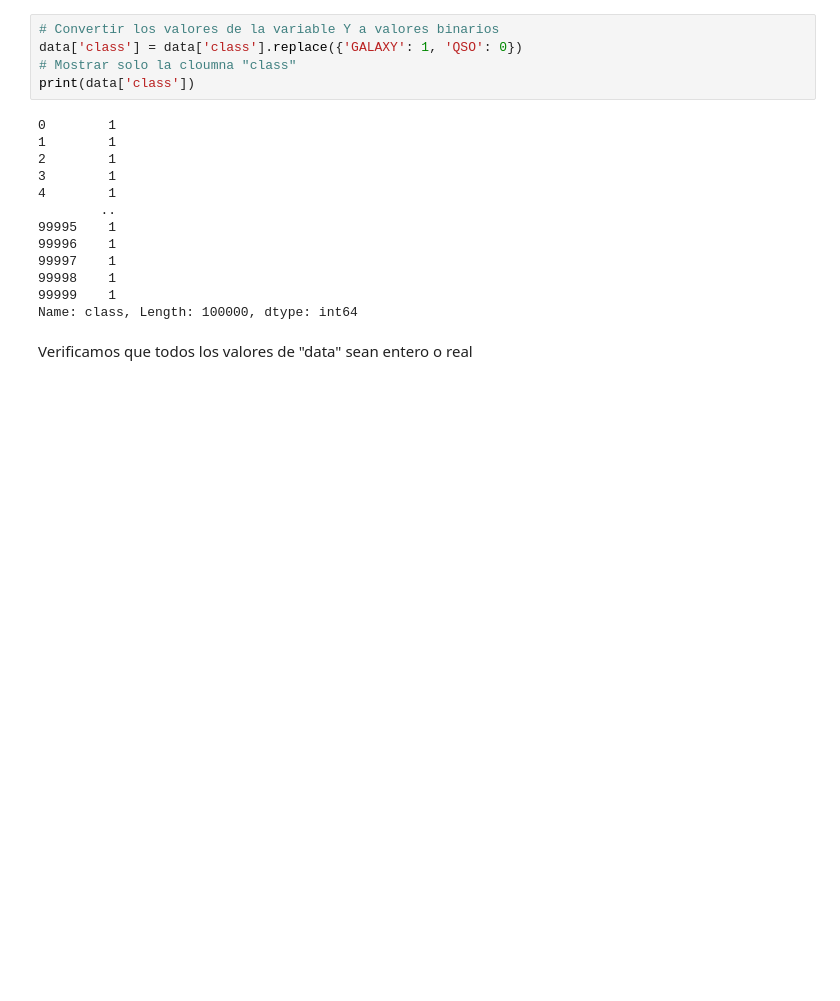
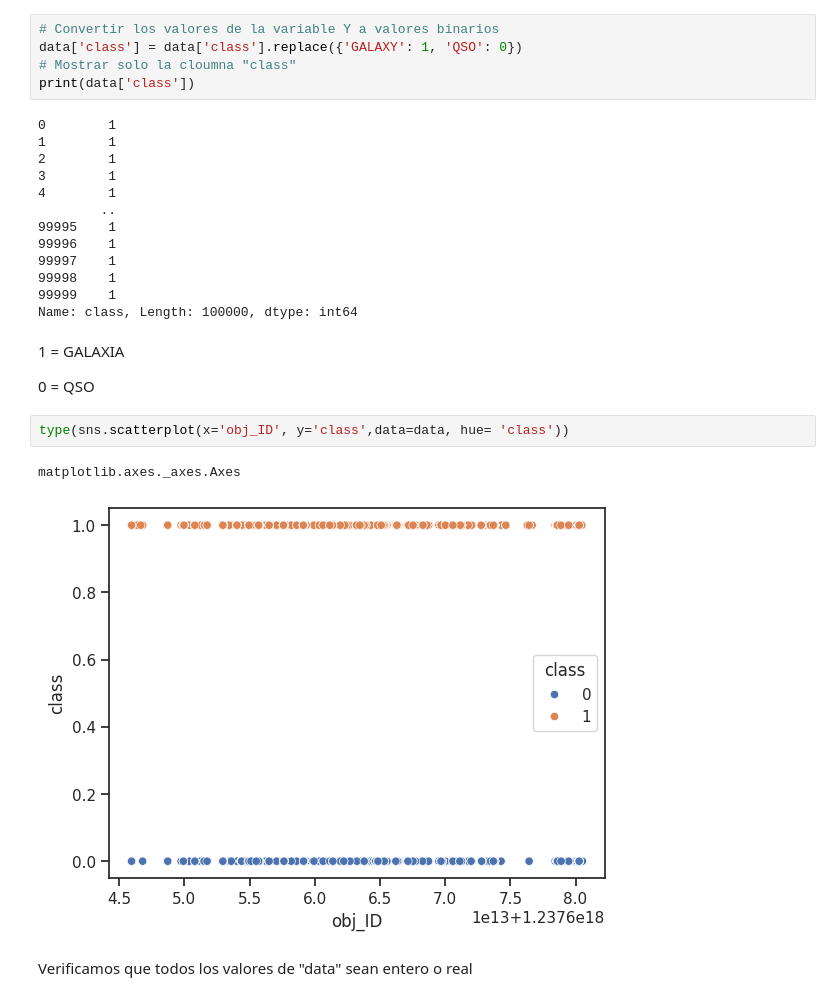
Before and after one commit to efrainsalzar/Inteligencia-Artificial, a Jupyter notebook: Laboratorios/Lab 2/Laboratorio 2 (regresion logistica).ipynb, the cells around one changed output. Saved outputs shown, nothing was run; the diff lists cells and outputs as text; blank space fills up the shorter version.

```diff
--- a/Laboratorios/Lab 2/Laboratorio 2 (regresion logistica).ipynb
+++ b/Laboratorios/Lab 2/Laboratorio 2 (regresion logistica).ipynb
@@ -115,6 +146,15 @@ print(data['class'])
 99998    1
 99999    1
 Name: class, Length: 100000, dtype: int64
+# %% [markdown]
+1 = GALAXIA
+
+0 = QSO
+# %%
+type(sns.scatterplot(x='obj_ID', y='class',data=data, hue= 'class'))
+# %% [output]
+matplotlib.axes._axes.Axes
+[figure, added]
 # %% [markdown]
 Verificamos que todos los valores de "data" sean entero o real
 # %%
```
Also changed, not shown: parts of 18 cells of this notebook.
